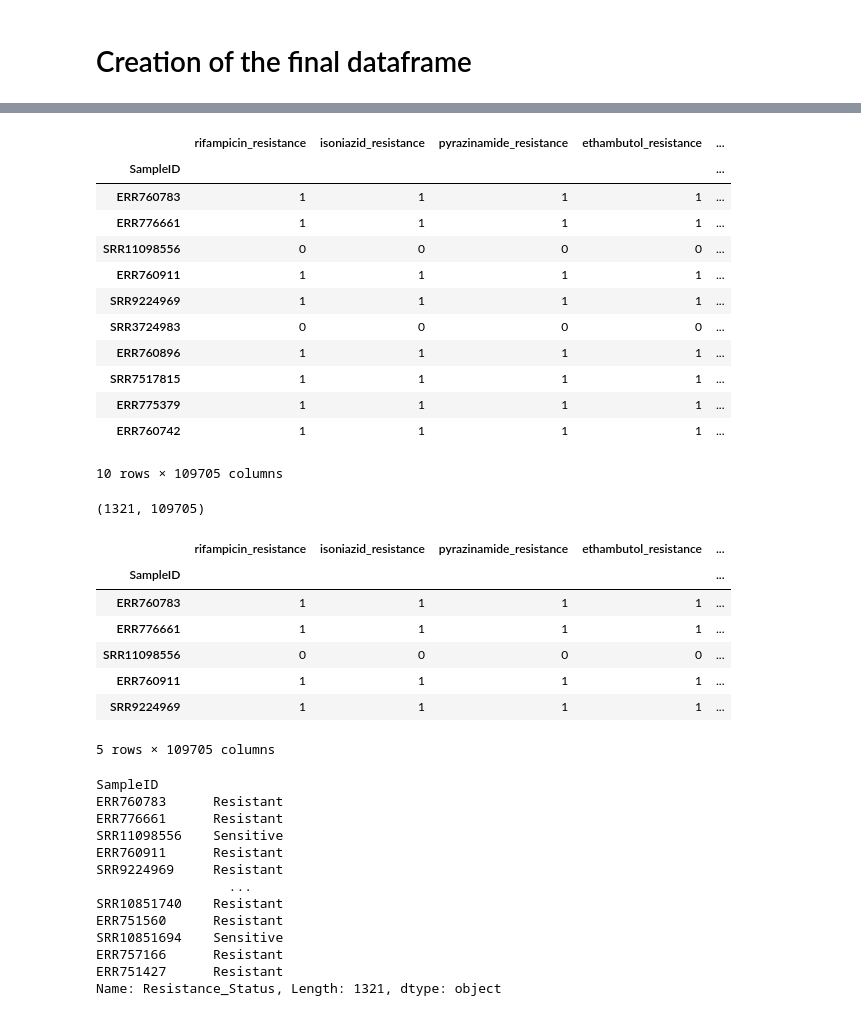
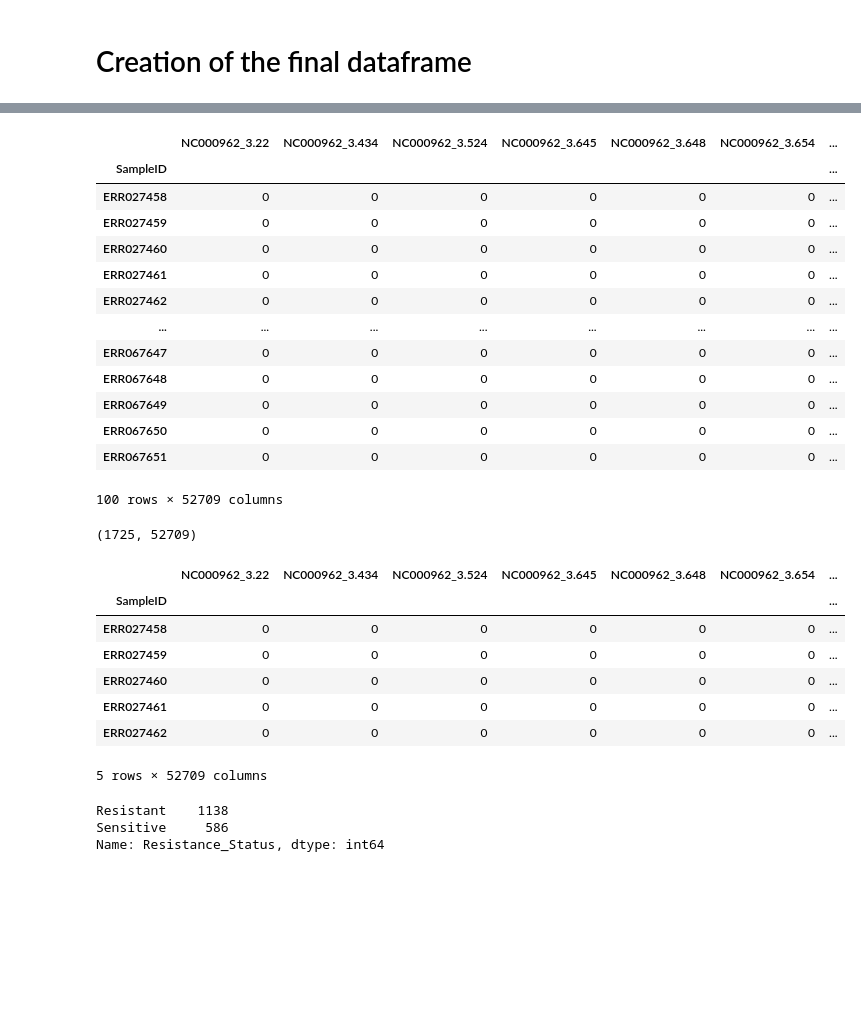
Before and after one commit to abhi18av/LJMU_Masters_Dissertation, a Jupyter notebook: src/notebooks/feature_engineering.ipynb, the cells around one changed output, grey strips where cells are left out. Cells and saved outputs as stored; diff of their text form; code cells hidden in the pictures; blank space fills up the shorter version.

```diff
--- a/src/notebooks/feature_engineering.ipynb
+++ b/src/notebooks/feature_engineering.ipynb
@@ -532,0 +523,5 @@ hetero_binary_vcf_snps_with_mutations_df.head()
+# %%
+import pandas as pd
+
+hetero_binary_vcf_snps_with_mutations_df = pd.read_csv("../data/processed/final.hetero_binary_vcf_snps_with_mutations_df.tsv", "\t", index_col= "SampleID")
+hetero_binary_vcf_snps_with_mutations_df.head()
@@ -532,0 +537,3 @@ hetero_binary_vcf_snps_with_mutations_df.head()
+# %%
+binarized_resistance_status_df = pd.read_csv("../data/processed/binarized_resistance_status_df.csv").rename( columns={'Unnamed: 0': 'SampleID'}).set_index('SampleID')
+binarized_resistance_status_df.head()
@@ -533,23 +549,24 @@ hetero_binary_vcf_snps_with_mutations_df.head()
 # %%
-final_df = binarized_resistance_status_df.join(hetero_binary_vcf_snps_with_mutations_df)
+final_df =  hetero_binary_vcf_snps_with_mutations_df.join(binarized_resistance_status_df)
 
-final_df.head(10)
+final_df.head(100)
 # %% [output]
-|  | rifampicin_resistance | isoniazid_resistance | pyrazinamide_resistance | ethambutol_resistance | ... |
-| SampleID |  |  |  |  | ... |
-| ERR760783 | 1 | 1 | 1 | 1 | ... |
-| ERR776661 | 1 | 1 | 1 | 1 | ... |
-| SRR11098556 | 0 | 0 | 0 | 0 | ... |
-| ERR760911 | 1 | 1 | 1 | 1 | ... |
-| SRR9224969 | 1 | 1 | 1 | 1 | ... |
-| SRR3724983 | 0 | 0 | 0 | 0 | ... |
-| ERR760896 | 1 | 1 | 1 | 1 | ... |
-| SRR7517815 | 1 | 1 | 1 | 1 | ... |
-| ERR775379 | 1 | 1 | 1 | 1 | ... |
-| ERR760742 | 1 | 1 | 1 | 1 | ... |
+|  | NC000962_3.22 | NC000962_3.434 | NC000962_3.524 | NC000962_3.645 | NC000962_3.648 | NC000962_3.654 | ... |
+| SampleID |  |  |  |  |  |  | ... |
+| ERR027458 | 0 | 0 | 0 | 0 | 0 | 0 | ... |
+| ERR027459 | 0 | 0 | 0 | 0 | 0 | 0 | ... |
+| ERR027460 | 0 | 0 | 0 | 0 | 0 | 0 | ... |
+| ERR027461 | 0 | 0 | 0 | 0 | 0 | 0 | ... |
+| ERR027462 | 0 | 0 | 0 | 0 | 0 | 0 | ... |
+| ... | ... | ... | ... | ... | ... | ... | ... |
+| ERR067647 | 0 | 0 | 0 | 0 | 0 | 0 | ... |
+| ERR067648 | 0 | 0 | 0 | 0 | 0 | 0 | ... |
+| ERR067649 | 0 | 0 | 0 | 0 | 0 | 0 | ... |
+| ERR067650 | 0 | 0 | 0 | 0 | 0 | 0 | ... |
+| ERR067651 | 0 | 0 | 0 | 0 | 0 | 0 | ... |
-10 rows × 109705 columns
+100 rows × 52709 columns
 # %%
 final_df.shape
 # %% [output]
-(1321, 109705)
+(1725, 52709)
 # %%
@@ -557,27 +574,17 @@ final_df.to_csv("../data/processed/binarized_final_df.csv")
 # %%
 final_df.head()
 # %% [output]
-|  | rifampicin_resistance | isoniazid_resistance | pyrazinamide_resistance | ethambutol_resistance | ... |
-| SampleID |  |  |  |  | ... |
-| ERR760783 | 1 | 1 | 1 | 1 | ... |
-| ERR776661 | 1 | 1 | 1 | 1 | ... |
-| SRR11098556 | 0 | 0 | 0 | 0 | ... |
-| ERR760911 | 1 | 1 | 1 | 1 | ... |
-| SRR9224969 | 1 | 1 | 1 | 1 | ... |
+|  | NC000962_3.22 | NC000962_3.434 | NC000962_3.524 | NC000962_3.645 | NC000962_3.648 | NC000962_3.654 | ... |
+| SampleID |  |  |  |  |  |  | ... |
+| ERR027458 | 0 | 0 | 0 | 0 | 0 | 0 | ... |
+| ERR027459 | 0 | 0 | 0 | 0 | 0 | 0 | ... |
+| ERR027460 | 0 | 0 | 0 | 0 | 0 | 0 | ... |
+| ERR027461 | 0 | 0 | 0 | 0 | 0 | 0 | ... |
+| ERR027462 | 0 | 0 | 0 | 0 | 0 | 0 | ... |
-5 rows × 109705 columns
+5 rows × 52709 columns
 # %%
-final_df['Resistance_Status']
+final_df['Resistance_Status'].value_counts()
 # %% [output]
-SampleID
-ERR760783      Resistant
-ERR776661      Resistant
-SRR11098556    Sensitive
-ERR760911      Resistant
-SRR9224969     Resistant
-                 ...
-SRR10851740    Resistant
-ERR751560      Resistant
-SRR10851694    Sensitive
-ERR757166      Resistant
-ERR751427      Resistant
-Name: Resistance_Status, Length: 1321, dtype: object
+Resistant    1138
+Sensitive     586
+Name: Resistance_Status, dtype: int64
```
Also changed, not shown: parts of 4 cells of this notebook, 3 other files.
